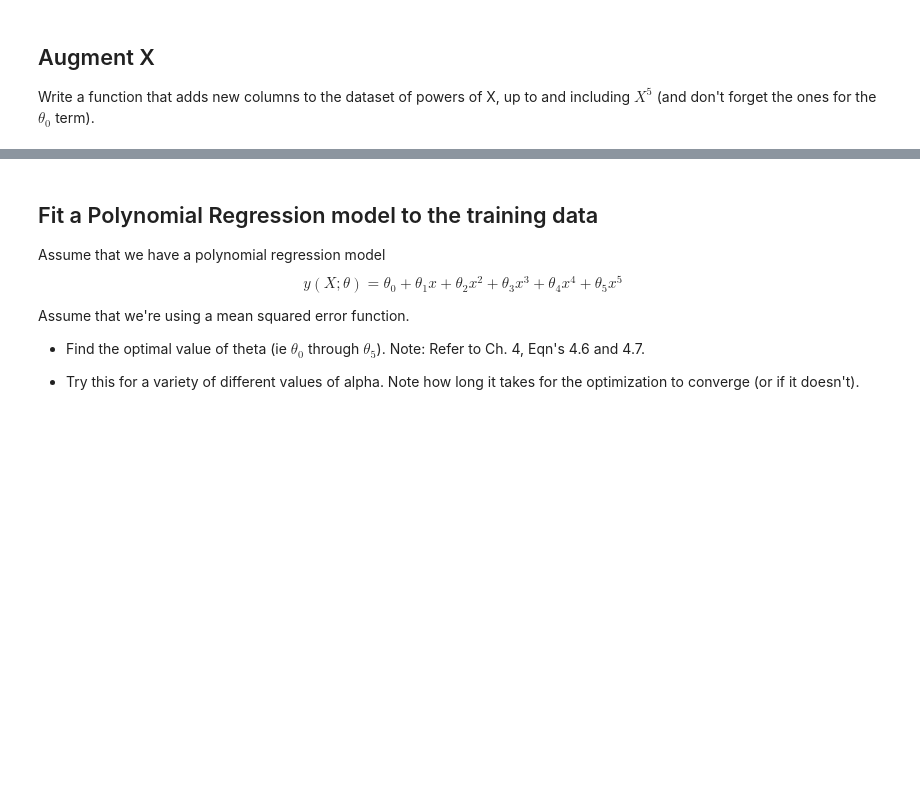
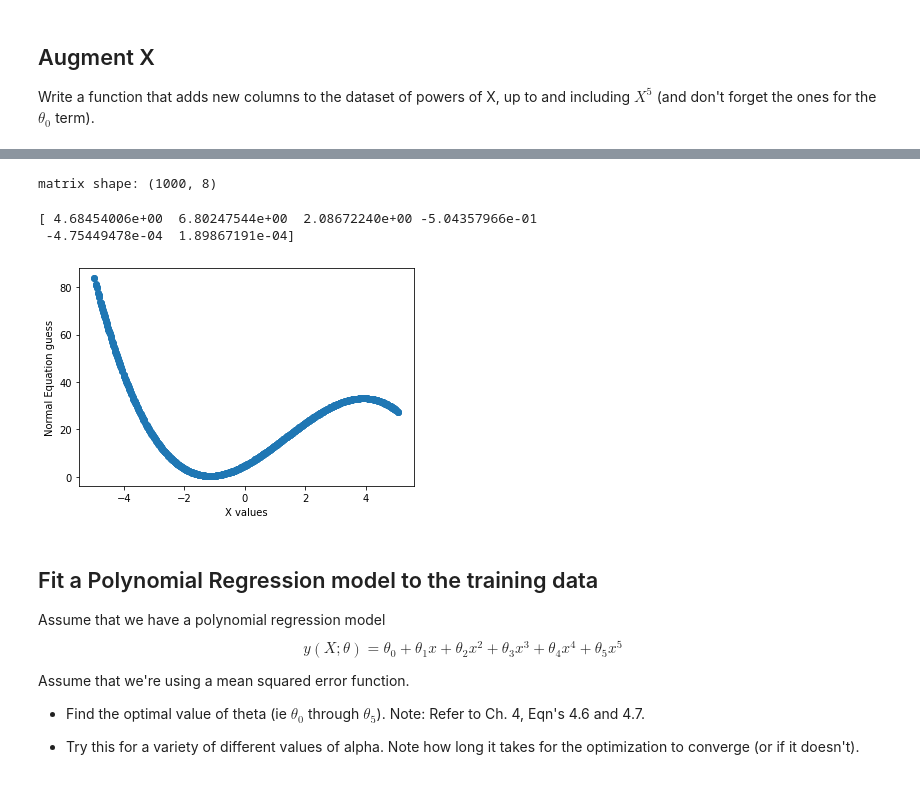
Before and after one commit to Treadder/MachineLearningHomework, a Jupyter notebook: Homework/Project4/Project _4.ipynb, the cells around one changed output, grey strips where cells are left out. Cells and saved outputs as stored; diff of their text form; code cells hidden in the pictures; blank space fills up the shorter version.

```diff
--- a/Homework/Project4/Project _4.ipynb
+++ b/Homework/Project4/Project _4.ipynb
@@ -220,3 +48,39 @@ first row of matrix:
+# %%
+#VERSION 1
+def add_columns_of_powers(matrix, highest_power):
+    if len(matrix[0]) < highest_power+3:#Keeps this from getting run when it already has
+        X = matrix[:,0]
+        for current_power in range(0, highest_power+1):
+            power = (len(matrix[0]) - 2)#be dynamic, and fall into our pattern.
+            new_column = X**power
+            new_column = np.transpose([new_column])
+            matrix = np.concatenate((matrix, new_column), axis=1)
+    else:
+            return matrix
+    return matrix
+
+matrix = add_columns_of_powers(matrix, 5)
+print("matrix shape: " + str(np.shape(matrix)))
+# %% [output]
+matrix shape: (1000, 8)
+# %%
+#testing normal equation:
+powers = matrix[:,2:len(matrix)-2]
+theta_best = np.linalg.inv(np.transpose(powers).dot(powers)).dot(np.transpose(powers)).dot(matrix[:,1])
+print(theta_best)
+
+guesses = np.zeros(len(powers))
+for i in range(0, len(powers)):
+    guesses[i] = theta_best.dot(powers[i])
+
+normal_test = plt.scatter(matrix[:,0], guesses)
+plt.xlabel("X values")
+plt.ylabel("Normal Equation guess")
+plt.show(normal_test)
+# %% [output]
+[ 4.68454006e+00  6.80247544e+00  2.08672240e+00 -5.04357966e-01
+ -4.75449478e-04  1.89867191e-04]
+[figure, added]
 # %% [markdown]
 ## Fit a Polynomial Regression model to the training data
 Assume that we have a polynomial regression model
```
Also changed, not shown: parts of 9 cells of this notebook.
